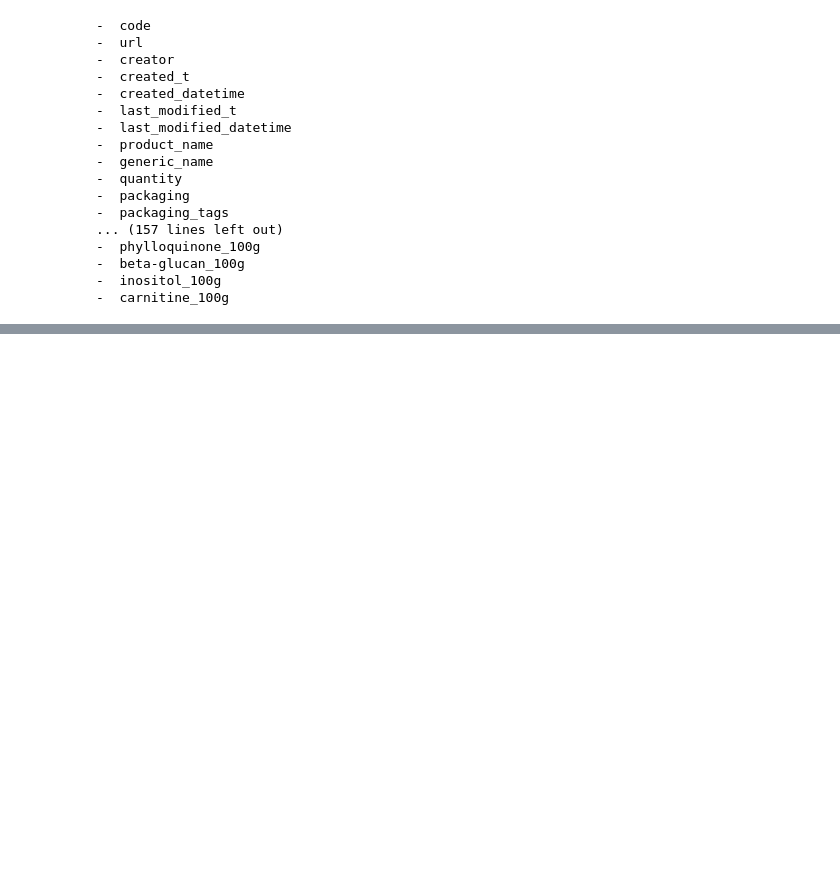
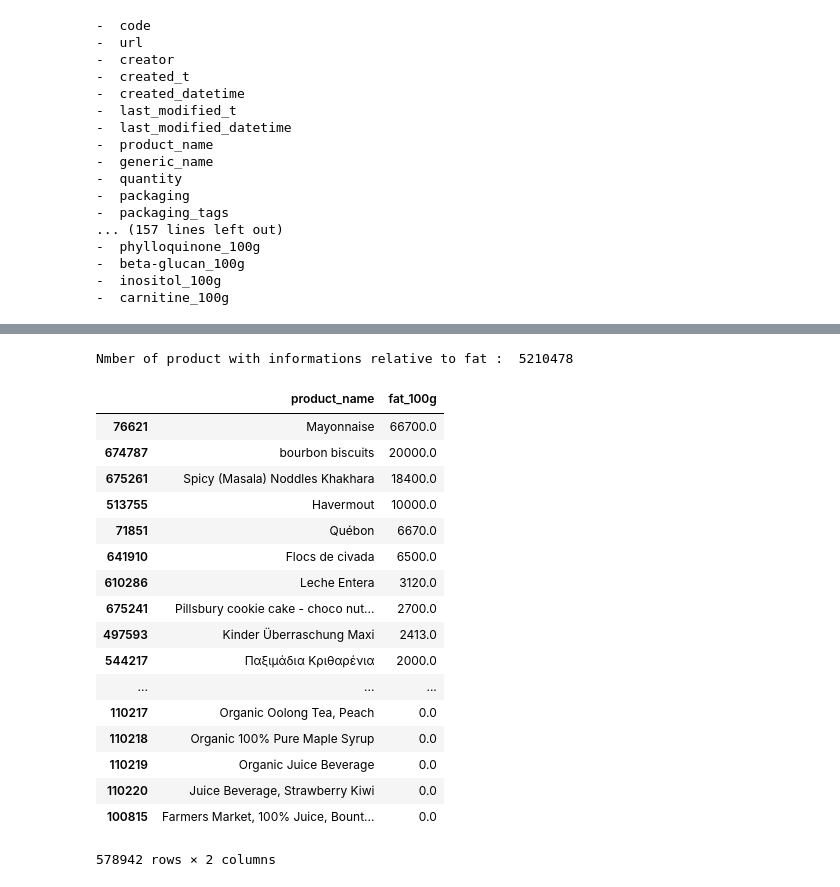
Before and after one commit to baraschi/AppliedDataAnalysis_Project, a Jupyter notebook: FoodProject.ipynb, the cells around one changed output, grey strips where cells are left out. Drawn from its saved outputs; the diff is of its cells as text; code cells hidden in the pictures; blank space fills up the shorter version.

```diff
--- a/FoodProject.ipynb
+++ b/FoodProject.ipynb
@@ -79,0 +182,27 @@ Name: countries, Length: 3256, dtype: int64
+# %%
+fat = usefull_datas[np.isfinite(usefull_datas['fat_100g'])]
+
+print("Nmber of product with informations relative to fat : ", fat.size)
+
+fat = fat.sort_values(by=['fat_100g'], ascending=False)[['product_name', 'fat_100g']]
+fat
+# %% [output]
+Nmber of product with informations relative to fat :  5210478
+|  | product_name | fat_100g |
+| 76621 | Mayonnaise | 66700.0 |
+| 674787 | bourbon biscuits | 20000.0 |
+| 675261 | Spicy (Masala) Noddles Khakhara | 18400.0 |
+| 513755 | Havermout | 10000.0 |
+| 71851 | Québon | 6670.0 |
+| 641910 | Flocs de civada | 6500.0 |
+| 610286 | Leche Entera | 3120.0 |
+| 675241 | Pillsbury cookie cake - choco nut... | 2700.0 |
+| 497593 | Kinder Überraschung Maxi | 2413.0 |
+| 544217 | Παξιμάδια Κριθαρένια | 2000.0 |
+| ... | ... | ... |
+| 110217 | Organic Oolong Tea, Peach | 0.0 |
+| 110218 | Organic 100% Pure Maple Syrup | 0.0 |
+| 110219 | Organic Juice Beverage | 0.0 |
+| 110220 | Juice Beverage, Strawberry Kiwi | 0.0 |
+| 100815 | Farmers Market, 100% Juice, Bount... | 0.0 |
+578942 rows × 2 columns
```
Also changed, not shown: parts of 14 cells of this notebook.
